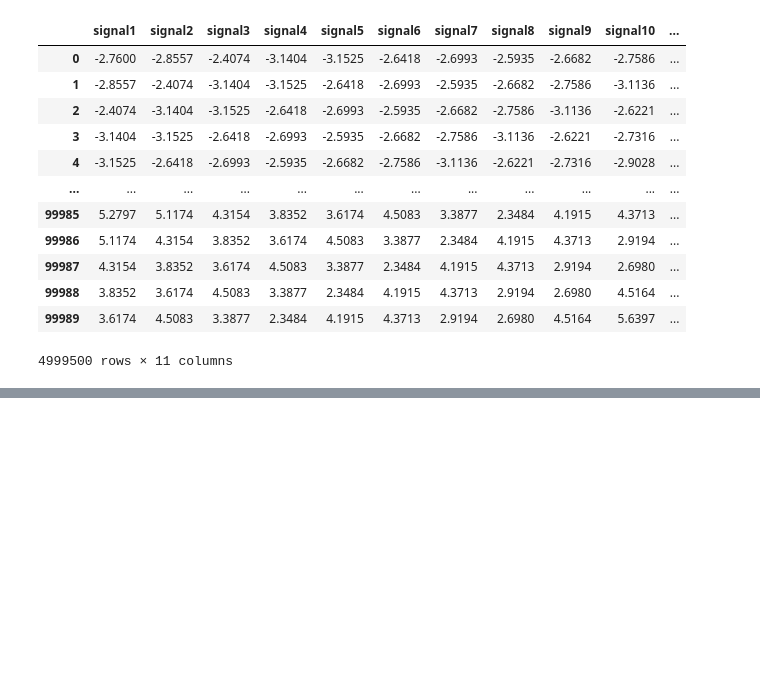
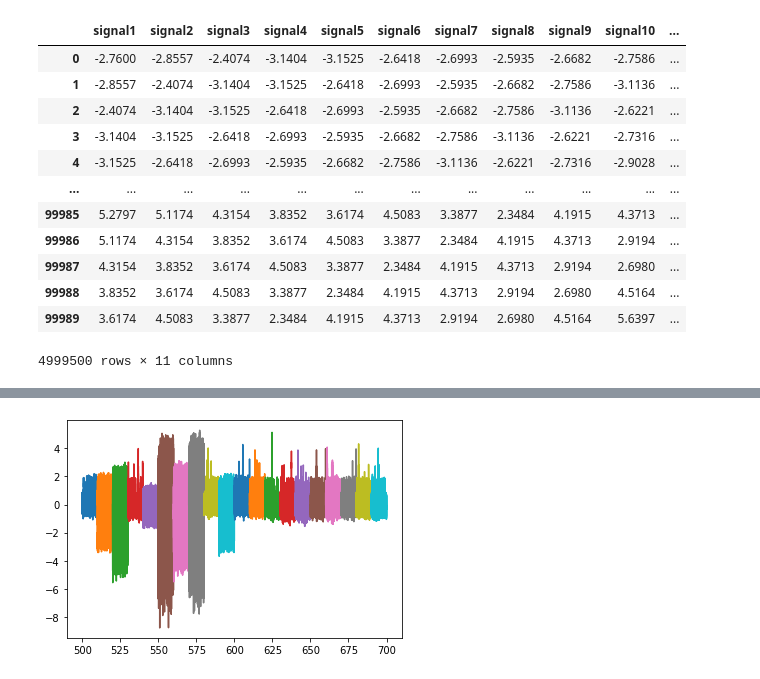
Before and after one commit to Jarodc33/ion_switching, a Jupyter notebook: notebooks/exploratory/Untitled.ipynb, the cells around one changed output, grey strips where cells are left out. Cells and saved outputs as stored; diff of their text form; code cells hidden in the pictures; blank space fills up the shorter version.

```diff
--- a/notebooks/exploratory/Untitled.ipynb
+++ b/notebooks/exploratory/Untitled.ipynb
@@ -167 +183,6 @@ for i in transformed_by_baseline:
+# %%
+for i in transformed_by_baseline_test:
+    plt.plot(i['time'], i['signal'])
+# %% [output]
+[figure, added]
 # %%
```
Also changed, not shown: parts of 19 cells of this notebook, 52 other files.
